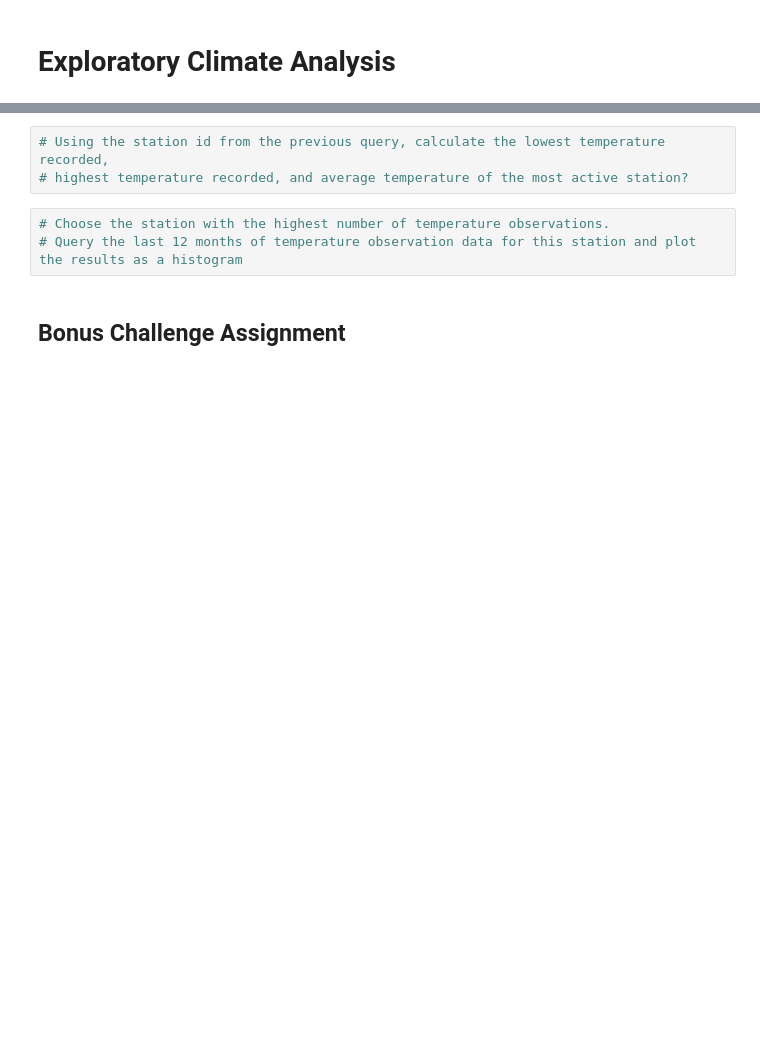
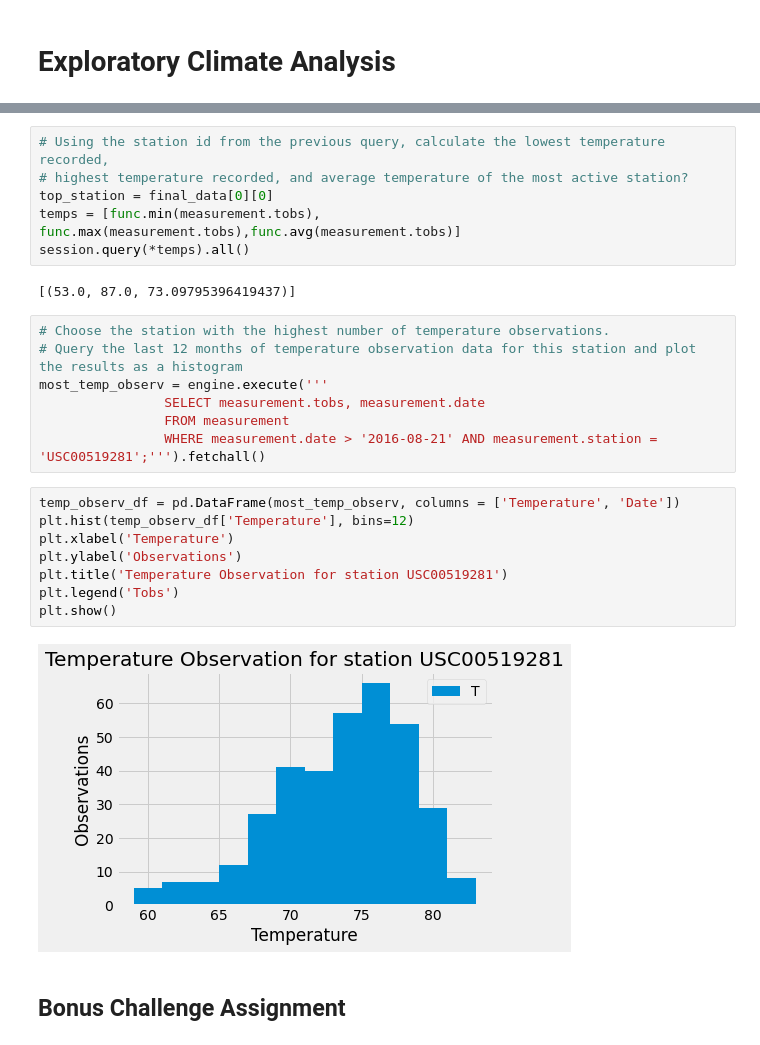
Before and after one commit to AndrewHarris7/sqlalchemy-challenge-, a Jupyter notebook: climate_starter.ipynb, the cells around one changed output, grey strips where cells are left out. Saved outputs shown, nothing was run; the diff lists cells and outputs as text; blank space fills up the shorter version.

```diff
--- a/climate_starter.ipynb
+++ b/climate_starter.ipynb
@@ -58,9 +113,28 @@ Station = Base.classes.station
 # %%
 # Using the station id from the previous query, calculate the lowest temperature recorded,
 # highest temperature recorded, and average temperature of the most active station?
+top_station = final_data[0][0]
+temps = [func.min(measurement.tobs), func.max(measurement.tobs),func.avg(measurement.tobs)]
+session.query(*temps).all()
+# %% [output]
+[(53.0, 87.0, 73.09795396419437)]
 # %%
 # Choose the station with the highest number of temperature observations.
 # Query the last 12 months of temperature observation data for this station and plot the results as a histogram
+most_temp_observ = engine.execute('''
+                SELECT measurement.tobs, measurement.date
+                FROM measurement
+                WHERE measurement.date > '2016-08-21' AND measurement.station = 'USC00519281';''').fetchall()
+# %%
+temp_observ_df = pd.DataFrame(most_temp_observ, columns = ['Temperature', 'Date'])
+plt.hist(temp_observ_df['Temperature'], bins=12)
+plt.xlabel('Temperature')
+plt.ylabel('Observations')
+plt.title('Temperature Observation for station USC00519281')
+plt.legend('Tobs')
+plt.show()
+# %% [output]
+[figure, added]
 # %% [markdown]
 ## Bonus Challenge Assignment
 # %%
```
Also changed, not shown: parts of 9 cells of this notebook.
